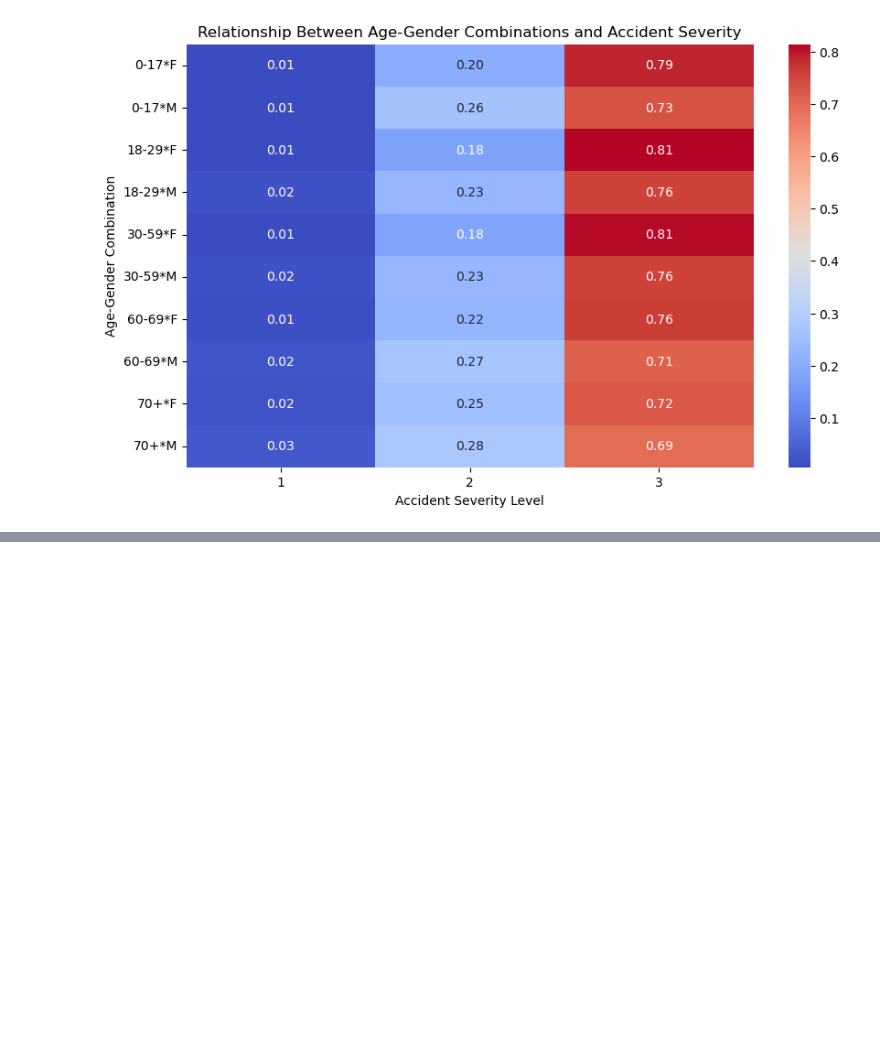
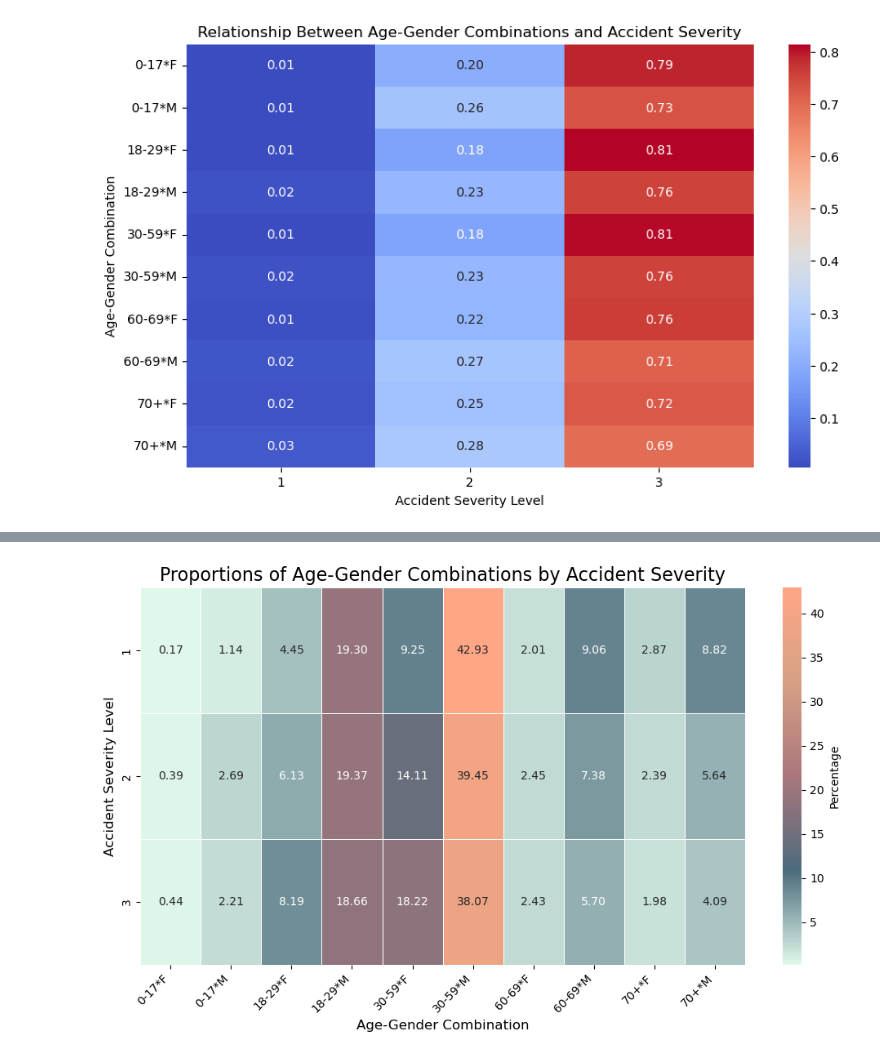
Before and after one commit to jwkee0420/Quantitative-Methods, a Jupyter notebook: huiting_test.ipynb, the cells around one changed output, grey strips where cells are left out. Cells and saved outputs as stored; diff of their text form; code cells hidden in the pictures; blank space fills up the shorter version.

Commit message:
add figure code

```diff
--- a/huiting_test.ipynb
+++ b/huiting_test.ipynb
@@ -355,3 +359,22 @@ plt.ylabel("Age-Gender Combination")
 plt.show()
 # %% [output]
 [figure]
+# %%
+# 计算各组合在事故严重性中的比例
+grouped_comb = cleaned_data.groupby(['accident_severity', 'age_gender_combination']).size()
+
+# 移除索引的 `accident_severity` 后再计算比例
+grouped_comb = grouped_comb.reset_index(name='count')
+
+# 按 `accident_severity` 计算百分比
+grouped_comb['percentage'] = grouped_comb.groupby('accident_severity')['count'].transform(lambda x: x / x.sum() * 100)
+
+# 创建数据透视表
+pivot_comb_severity = grouped_comb.pivot_table(
+    index='accident_severity',
+    columns='age_gender_combination',
+    values='percentage',
+    fill_value=0
+)
+
+pivot_comb_severity
@@ -357,0 +387,28 @@ plt.show()
+# %%
+import matplotlib.pyplot as plt
+import seaborn as sns
+import matplotlib.colors as mcolors
+
+# 自定义颜色渐变
+custom_cmap = mcolors.LinearSegmentedColormap.from_list(
+    "custom_cmap", ["#DFF8EB", "#4C6B7C", "#AA767C", "#D6A184", "#FFA686"]
+)
+
+# 绘制热力图
+plt.figure(figsize=(10, 6))
+sns.heatmap(
+    pivot_comb_severity,
+    annot=True,
+    cmap=custom_cmap,
+    fmt=".2f",
+    linewidths=0.5,
+    cbar_kws={'label': 'Percentage'}
+)
+plt.title("Proportions of Age-Gender Combinations by Accident Severity", fontsize=16)
+plt.xlabel("Age-Gender Combination", fontsize=12)
+plt.ylabel("Accident Severity Level", fontsize=12)
+plt.xticks(rotation=45, ha='right')
+plt.tight_layout()
+plt.show()
+# %% [output]
+[figure, added]
```
Also changed, not shown: parts of 2 cells of this notebook.
